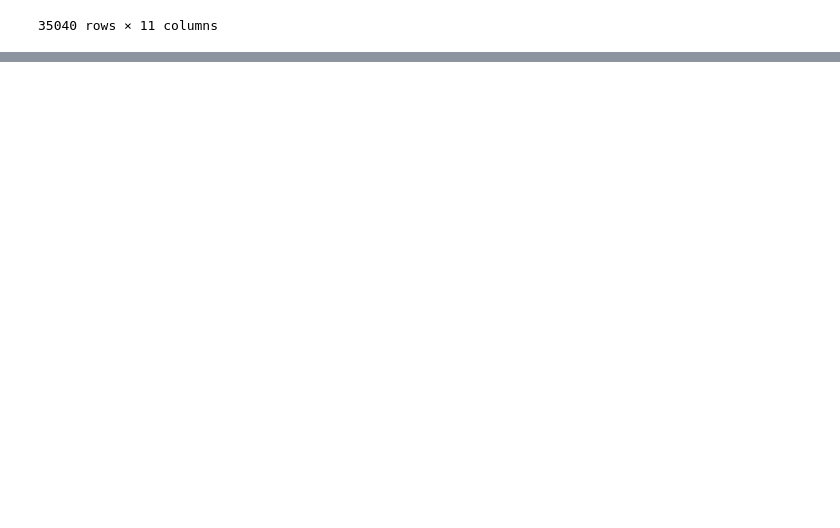
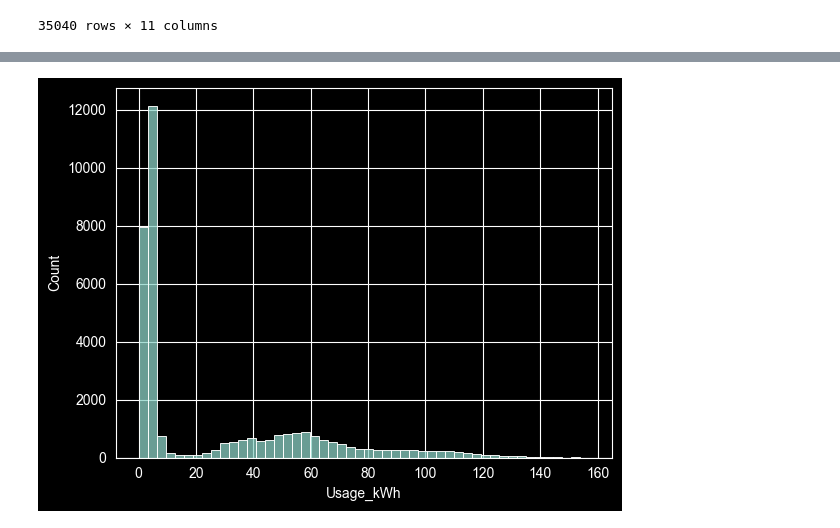
Before and after one commit to kaymansrinivasan/Steel-Industry-Energy-Consumption, a Jupyter notebook: notebook/book.ipynb, the cells around one changed output, grey strips where cells are left out. Saved outputs shown, nothing was run; the diff lists cells and outputs as text; code cells hidden in the pictures; blank space fills up the shorter version.

```diff
--- a/notebook/book.ipynb
+++ b/notebook/book.ipynb
@@ -22,0 +56,4 @@ df
+# %%
+df['date'] = pd.to_datetime(df['date'], format='mixed')
+# %%
+df.set_index('date', inplace=True)
@@ -22,0 +72,5 @@ df
+# %%
+sns.histplot(df['Usage_kWh'], bins=50)
+plt.show()
+# %% [output]
+[figure, added]
```
Also changed, not shown: parts of 7 cells of this notebook.
